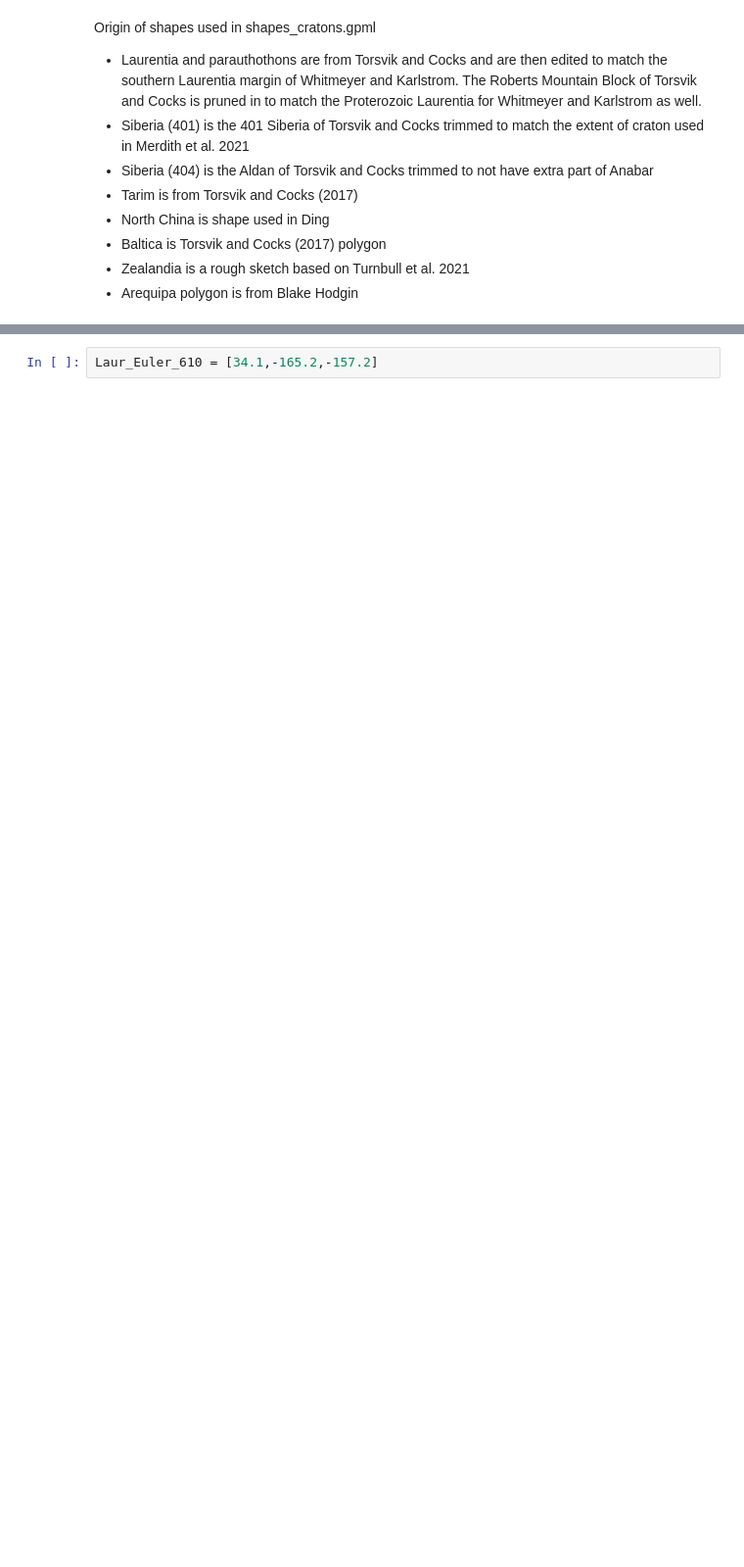
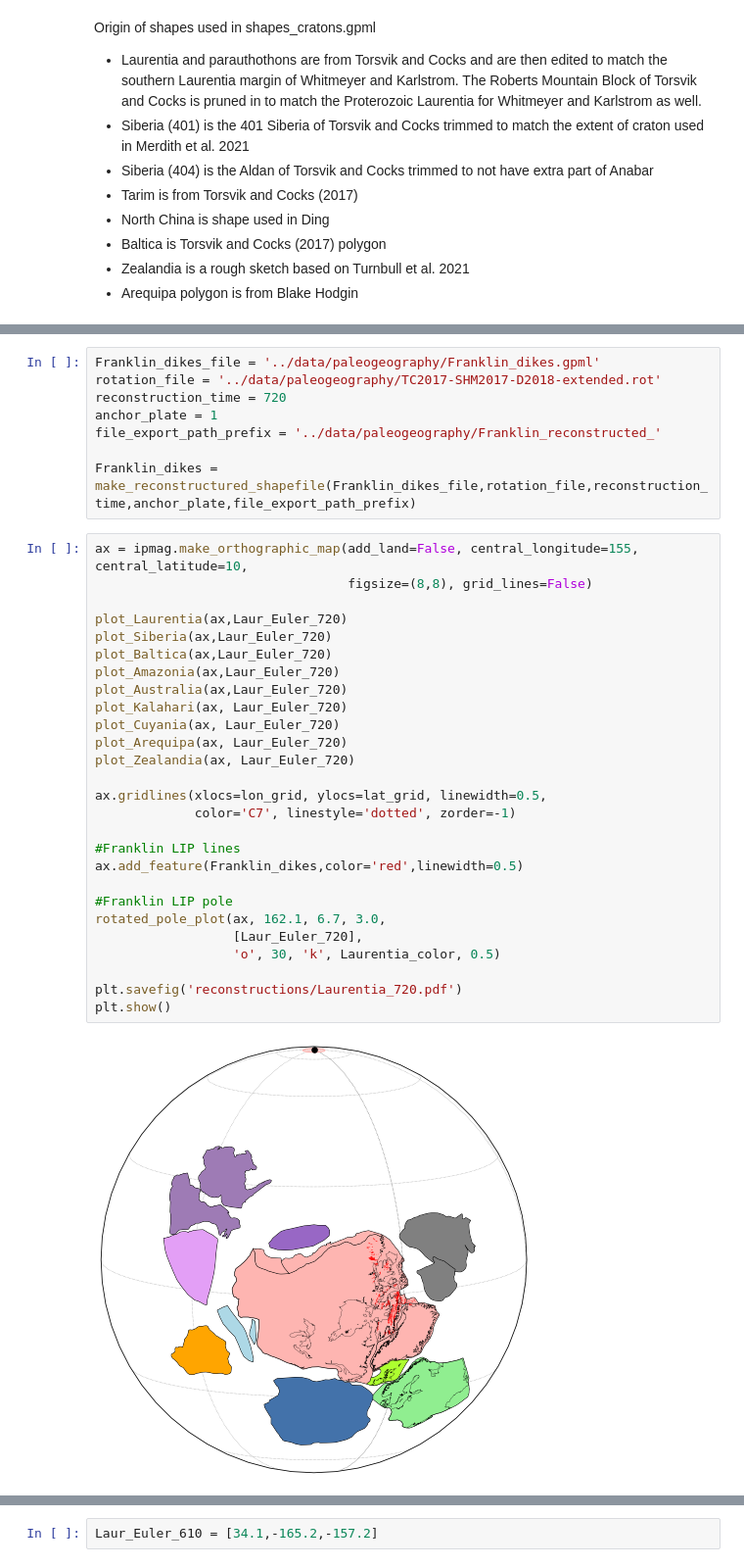
Before and after one commit to Swanson-Hysell/Mesoproterozoic_Turning_Point, a Jupyter notebook: code/paleogeography.ipynb, the cells around one changed output, grey strips where cells are left out. Shown at 98% size. Saved outputs shown, nothing was run; the diff lists cells and outputs as text; blank space fills up the shorter version.

```diff
--- a/code/paleogeography.ipynb
+++ b/code/paleogeography.ipynb
@@ -363,0 +292,37 @@ plt.show()
+# %%
+Franklin_dikes_file = '../data/paleogeography/Franklin_dikes.gpml'
+rotation_file = '../data/paleogeography/TC2017-SHM2017-D2018-extended.rot'
+reconstruction_time = 720
+anchor_plate = 1
+file_export_path_prefix = '../data/paleogeography/Franklin_reconstructed_'
+
+Franklin_dikes = make_reconstructured_shapefile(Franklin_dikes_file,rotation_file,reconstruction_time,anchor_plate,file_export_path_prefix)
+# %%
+ax = ipmag.make_orthographic_map(add_land=False, central_longitude=155, central_latitude=10,
+                                 figsize=(8,8), grid_lines=False)
+
+plot_Laurentia(ax,Laur_Euler_720)
+plot_Siberia(ax,Laur_Euler_720)
+plot_Baltica(ax,Laur_Euler_720)
+plot_Amazonia(ax,Laur_Euler_720)
+plot_Australia(ax,Laur_Euler_720)
+plot_Kalahari(ax, Laur_Euler_720)
+plot_Cuyania(ax, Laur_Euler_720)
+plot_Arequipa(ax, Laur_Euler_720)
+plot_Zealandia(ax, Laur_Euler_720)
+
+ax.gridlines(xlocs=lon_grid, ylocs=lat_grid, linewidth=0.5,
+             color='C7', linestyle='dotted', zorder=-1)
+
+#Franklin LIP lines
+ax.add_feature(Franklin_dikes,color='red',linewidth=0.5)
+
+#Franklin LIP pole
+rotated_pole_plot(ax, 162.1, 6.7, 3.0,
+                  [Laur_Euler_720],
+                  'o', 30, 'k', Laurentia_color, 0.5)
+
+plt.savefig('reconstructions/Laurentia_720.pdf')
+plt.show()
+# %% [output]
+[figure, added]
```
Also changed, not shown: parts of 30 cells of this notebook, 7 other files.
